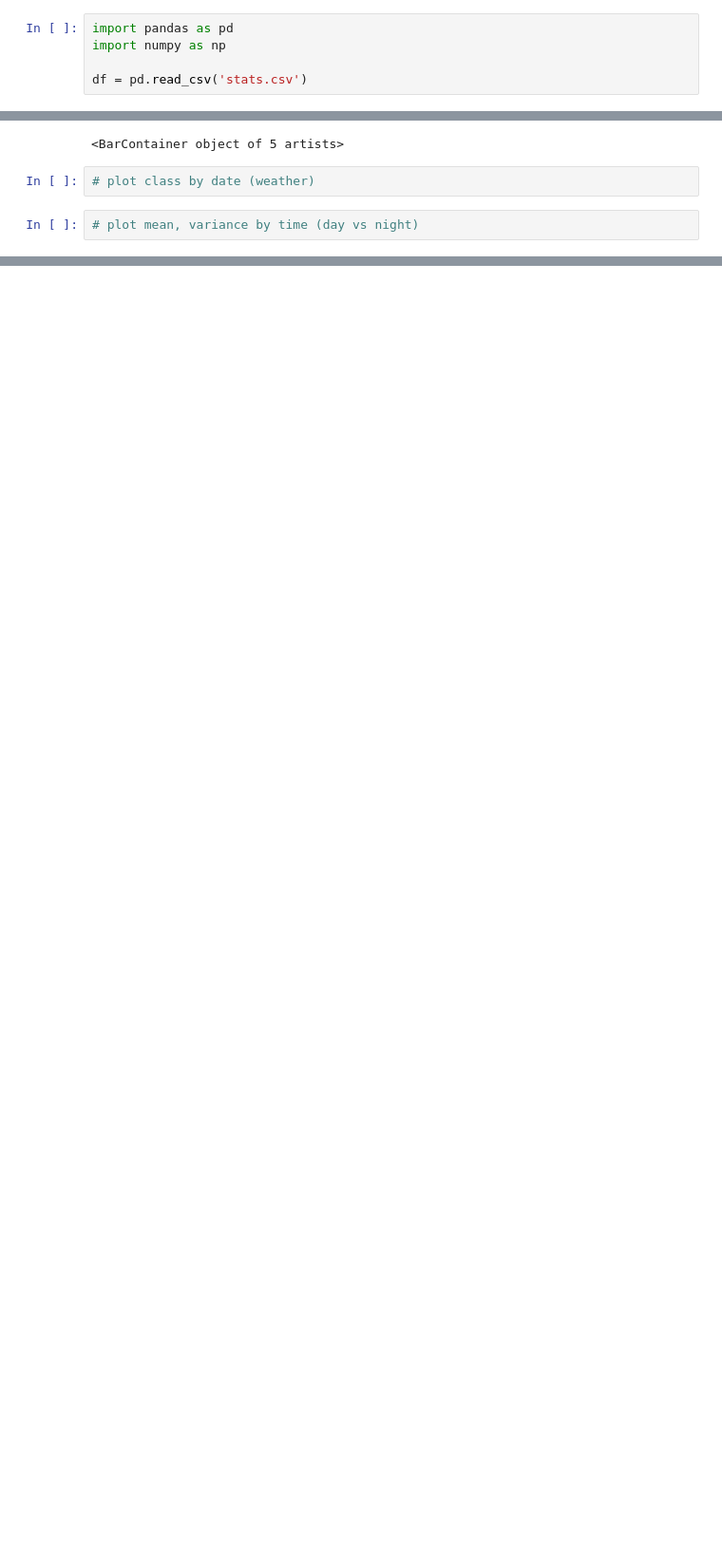
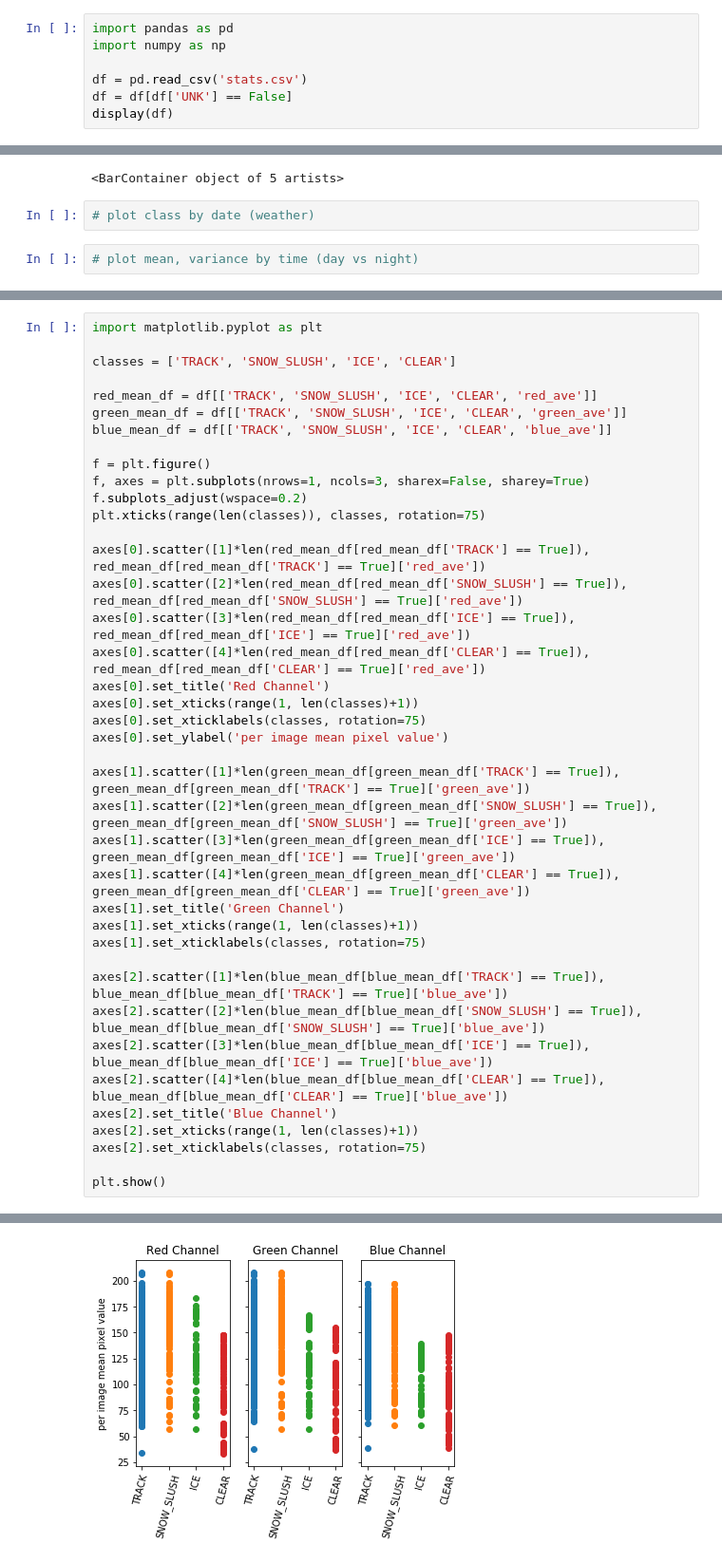
Before and after one commit to brandomoms/capstone, a Jupyter notebook: Data Analysis.ipynb, the cells around one changed output, grey strips where cells are left out. Shown at 95% size. Saved outputs shown, nothing was run; the diff lists cells and outputs as text; blank space fills up the shorter version.

Commit message:
added plots, updated analysis notebook, I need to remember to make my commits more granular

```diff
--- a/Data Analysis.ipynb
+++ b/Data Analysis.ipynb
@@ -3,3 +3,5 @@ import pandas as pd
 import numpy as np
 
 df = pd.read_csv('stats.csv')
+df = df[df['UNK'] == False]
+display(df)
@@ -30,0 +45,41 @@ plt.bar(classes, class_counts)
+# %%
+import matplotlib.pyplot as plt
+
+classes = ['TRACK', 'SNOW_SLUSH', 'ICE', 'CLEAR']
+
+red_mean_df = df[['TRACK', 'SNOW_SLUSH', 'ICE', 'CLEAR', 'red_ave']]
+green_mean_df = df[['TRACK', 'SNOW_SLUSH', 'ICE', 'CLEAR', 'green_ave']]
+blue_mean_df = df[['TRACK', 'SNOW_SLUSH', 'ICE', 'CLEAR', 'blue_ave']]
+
+f = plt.figure()
+f, axes = plt.subplots(nrows=1, ncols=3, sharex=False, sharey=True)
+f.subplots_adjust(wspace=0.2)
+plt.xticks(range(len(classes)), classes, rotation=75)
+
+axes[0].scatter([1]*len(red_mean_df[red_mean_df['TRACK'] == True]), red_mean_df[red_mean_df['TRACK'] == True]['red_ave'])
+axes[0].scatter([2]*len(red_mean_df[red_mean_df['SNOW_SLUSH'] == True]), red_mean_df[red_mean_df['SNOW_SLUSH'] == True]['red_ave'])
+axes[0].scatter([3]*len(red_mean_df[red_mean_df['ICE'] == True]), red_mean_df[red_mean_df['ICE'] == True]['red_ave'])
+axes[0].scatter([4]*len(red_mean_df[red_mean_df['CLEAR'] == True]), red_mean_df[red_mean_df['CLEAR'] == True]['red_ave'])
+axes[0].set_title('Red Channel')
+axes[0].set_xticks(range(1, len(classes)+1))
+axes[0].set_xticklabels(classes, rotation=75)
+axes[0].set_ylabel('per image mean pixel value')
+
+axes[1].scatter([1]*len(green_mean_df[green_mean_df['TRACK'] == True]), green_mean_df[green_mean_df['TRACK'] == True]['green_ave'])
+axes[1].scatter([2]*len(green_mean_df[green_mean_df['SNOW_SLUSH'] == True]), green_mean_df[green_mean_df['SNOW_SLUSH'] == True]['green_ave'])
+axes[1].scatter([3]*len(green_mean_df[green_mean_df['ICE'] == True]), green_mean_df[green_mean_df['ICE'] == True]['green_ave'])
+axes[1].scatter([4]*len(green_mean_df[green_mean_df['CLEAR'] == True]), green_mean_df[green_mean_df['CLEAR'] == True]['green_ave'])
+axes[1].set_title('Green Channel')
+axes[1].set_xticks(range(1, len(classes)+1))
+axes[1].set_xticklabels(classes, rotation=75)
+
+axes[2].scatter([1]*len(blue_mean_df[blue_mean_df['TRACK'] == True]), blue_mean_df[blue_mean_df['TRACK'] == True]['blue_ave'])
+axes[2].scatter([2]*len(blue_mean_df[blue_mean_df['SNOW_SLUSH'] == True]), blue_mean_df[blue_mean_df['SNOW_SLUSH'] == True]['blue_ave'])
+axes[2].scatter([3]*len(blue_mean_df[blue_mean_df['ICE'] == True]), blue_mean_df[blue_mean_df['ICE'] == True]['blue_ave'])
+axes[2].scatter([4]*len(blue_mean_df[blue_mean_df['CLEAR'] == True]), blue_mean_df[blue_mean_df['CLEAR'] == True]['blue_ave'])
+axes[2].set_title('Blue Channel')
+axes[2].set_xticks(range(1, len(classes)+1))
+axes[2].set_xticklabels(classes, rotation=75)
+
+plt.show()
+# %% [output]
@@ -30,0 +87 @@ plt.bar(classes, class_counts)
+[figure, added]
```
Also changed, not shown: parts of 4 cells of this notebook, 3 other files.
